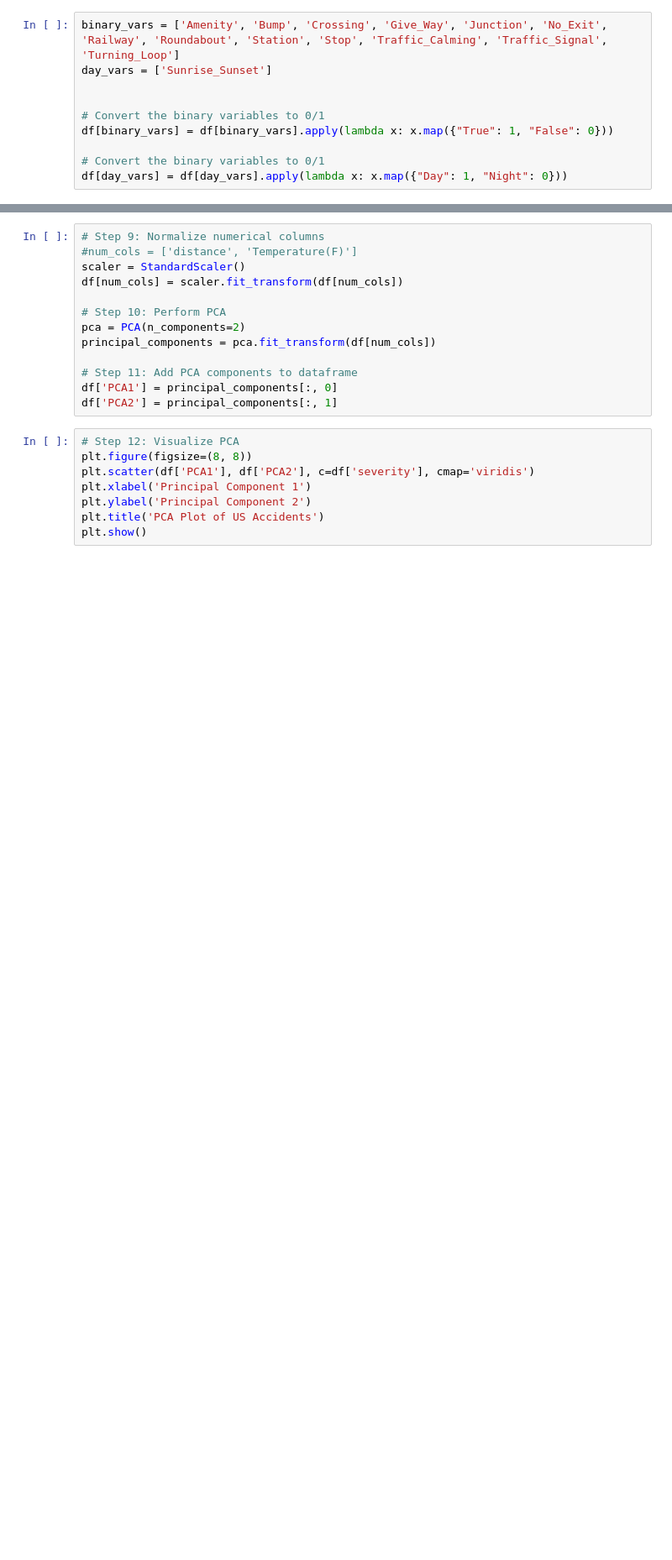
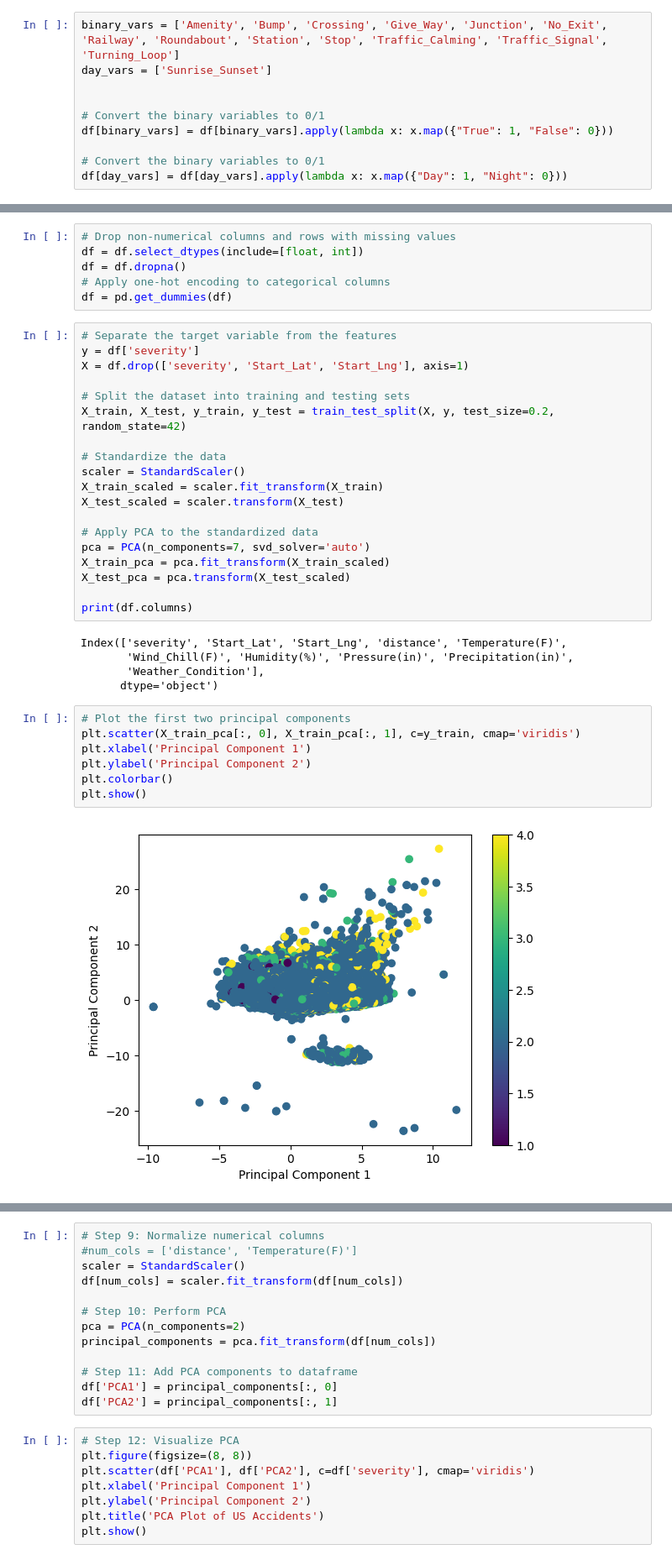
Before and after one commit to sparab2/ML_Project_Traffic, a Jupyter notebook: PCA_SVM_Try2.ipynb, the cells around one changed output, grey strips where cells are left out. Shown at 84% size. Cells and saved outputs as stored; diff of their text form; blank space fills up the shorter version.

```diff
--- a/PCA_SVM_Try2.ipynb
+++ b/PCA_SVM_Try2.ipynb
@@ -188,0 +168,39 @@ print(df.head())
+# %%
+# Drop non-numerical columns and rows with missing values
+df = df.select_dtypes(include=[float, int])
+df = df.dropna()
+# Apply one-hot encoding to categorical columns
+df = pd.get_dummies(df)
+# %%
+# Separate the target variable from the features
+y = df['severity']
+X = df.drop(['severity', 'Start_Lat', 'Start_Lng'], axis=1)
+
+# Split the dataset into training and testing sets
+X_train, X_test, y_train, y_test = train_test_split(X, y, test_size=0.2, random_state=42)
+
+# Standardize the data
+scaler = StandardScaler()
+X_train_scaled = scaler.fit_transform(X_train)
+X_test_scaled = scaler.transform(X_test)
+
+# Apply PCA to the standardized data
+pca = PCA(n_components=7, svd_solver='auto')
+X_train_pca = pca.fit_transform(X_train_scaled)
+X_test_pca = pca.transform(X_test_scaled)
+
+print(df.columns)
+# %% [output]
+Index(['severity', 'Start_Lat', 'Start_Lng', 'distance', 'Temperature(F)',
+       'Wind_Chill(F)', 'Humidity(%)', 'Pressure(in)', 'Precipitation(in)',
+       'Weather_Condition'],
+      dtype='object')
+# %%
+# Plot the first two principal components
+plt.scatter(X_train_pca[:, 0], X_train_pca[:, 1], c=y_train, cmap='viridis')
+plt.xlabel('Principal Component 1')
+plt.ylabel('Principal Component 2')
+plt.colorbar()
+plt.show()
+# %% [output]
+[figure, added]
```
Also changed, not shown: parts of 21 cells of this notebook.
